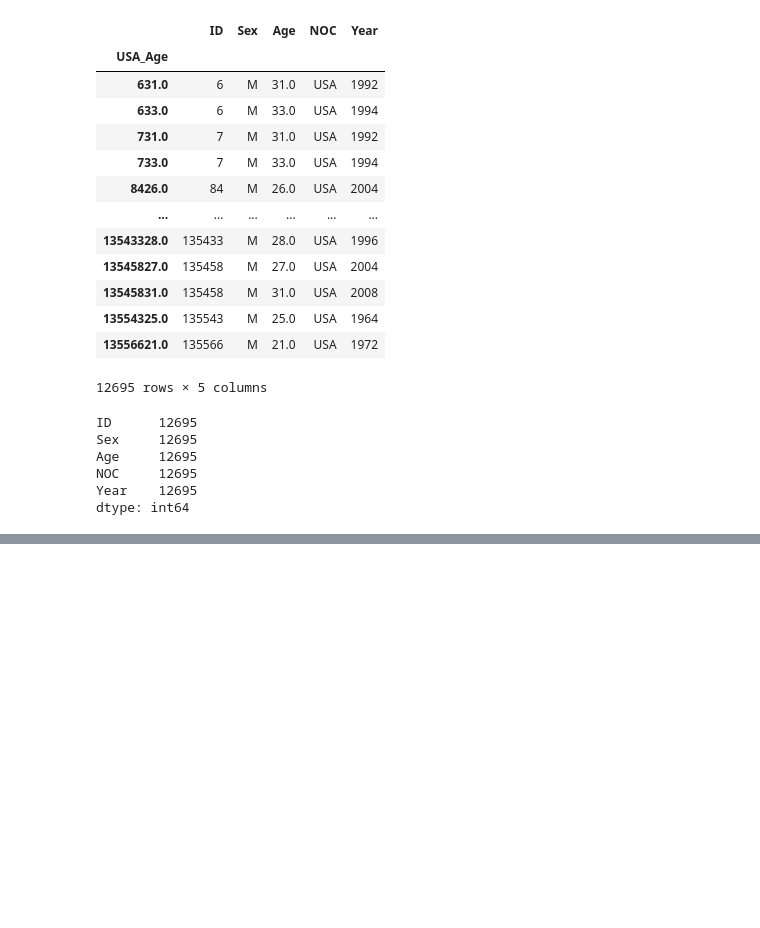
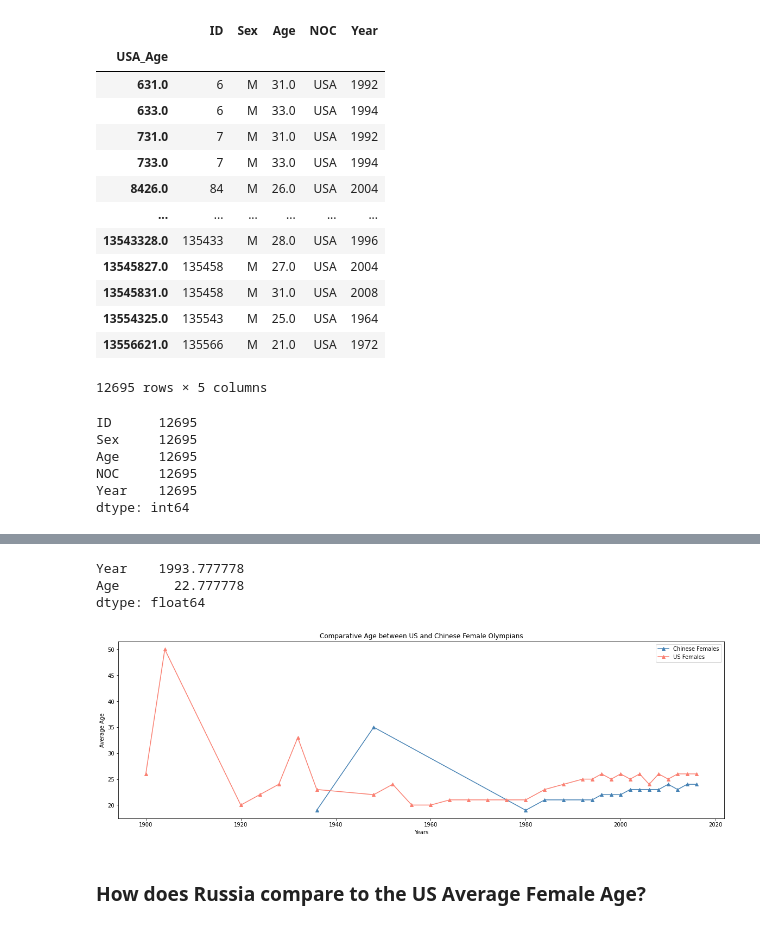
Before and after one commit to fhelms8/Git_Sum_Group_Prj, a Jupyter notebook: Tyler_Work_Age.ipynb, the cells around one changed output, grey strips where cells are left out. Drawn from its saved outputs; the diff is of its cells as text; code cells hidden in the pictures; blank space fills up the shorter version.

```diff
--- a/Tyler_Work_Age.ipynb
+++ b/Tyler_Work_Age.ipynb
@@ -446,0 +299,27 @@ plt.show()
+# %%
+women_age_chn.mean()
+# %% [output]
+Year    1993.777778
+Age       22.777778
+dtype: float64
+# %%
+#Creating line chart for comparison of US Female vs Chinese Female Olympians
+women_chn = women_age_chn
+us_women = us_women_age
+
+f = plt.figure()
+f.set_figwidth(20)
+f.set_figheight(6)
+
+plt.plot(women_chn['Year'], women_chn['Age'], marker = '^', color='steelblue', label= "Chinese Females")
+plt.plot(us_women['Year'], us_women['Age'], marker = '^', color='salmon', label= "US Females")
+
+plt.xlabel("Years")
+plt.ylabel("Average Age")
+plt.title("Comparative Age between US and Chinese Female Olympians")
+plt.legend(loc="upper right")
+plt.show()
+# %% [output]
+[figure, added]
+# %% [markdown]
+### How does Russia compare to the US Average Female Age?
```
Also changed, not shown: parts of 61 cells of this notebook.
